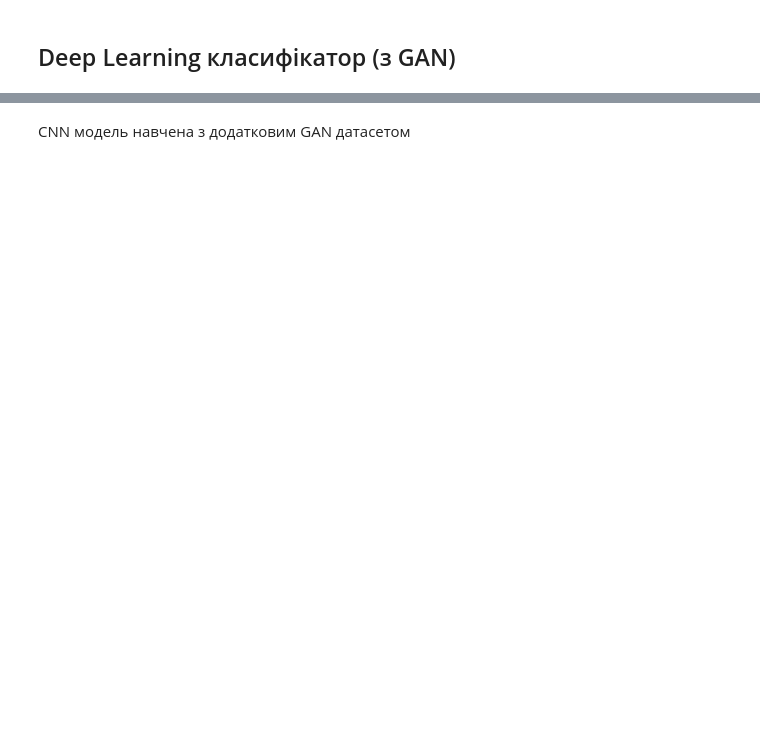
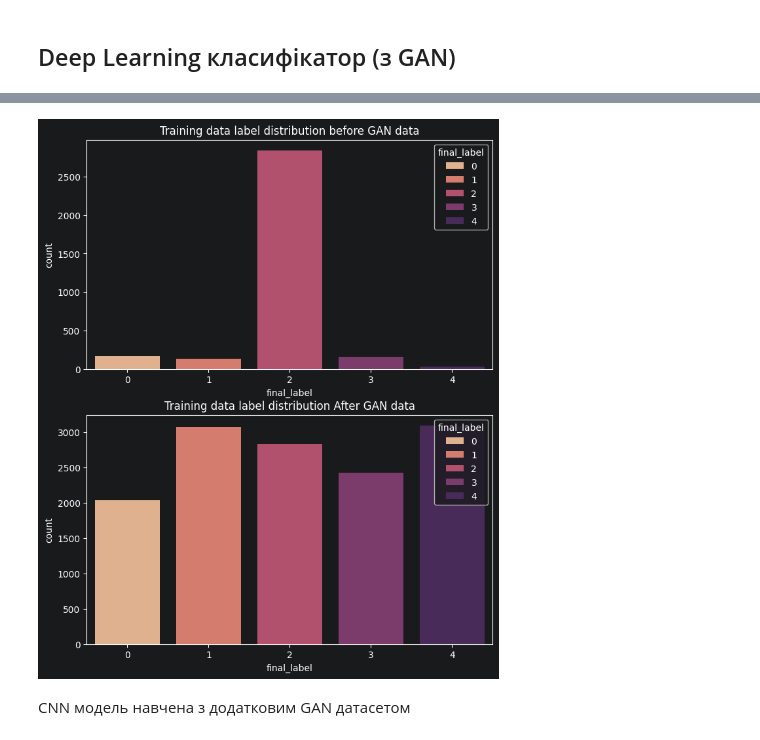
Before and after one commit to ZheZheDoshka/lab1, a Jupyter notebook: lab3/lab3.ipynb, the cells around one changed output, grey strips where cells are left out. Saved outputs shown, nothing was run; the diff lists cells and outputs as text; code cells hidden in the pictures; blank space fills up the shorter version.

```diff
--- a/lab3/lab3.ipynb
+++ b/lab3/lab3.ipynb
@@ -384,3 +408,10 @@ F1 по класам:
+# %%
+fig, axes = plt.subplots(2, 1, figsize=(8, 10))
+for i, m in enumerate(dfs):
+    sns.countplot(x='final_label', data=dfs[i], palette='flare', ax=axes[i], hue='final_label')
+    axes[i].set_title(titles[i])
+# %% [output]
+[figure, added]
 # %% [markdown]
 CNN модель навчена з додатковим GAN датасетом
 # %%
```
Also changed, not shown: parts of 23 cells of this notebook, 14 other files.
